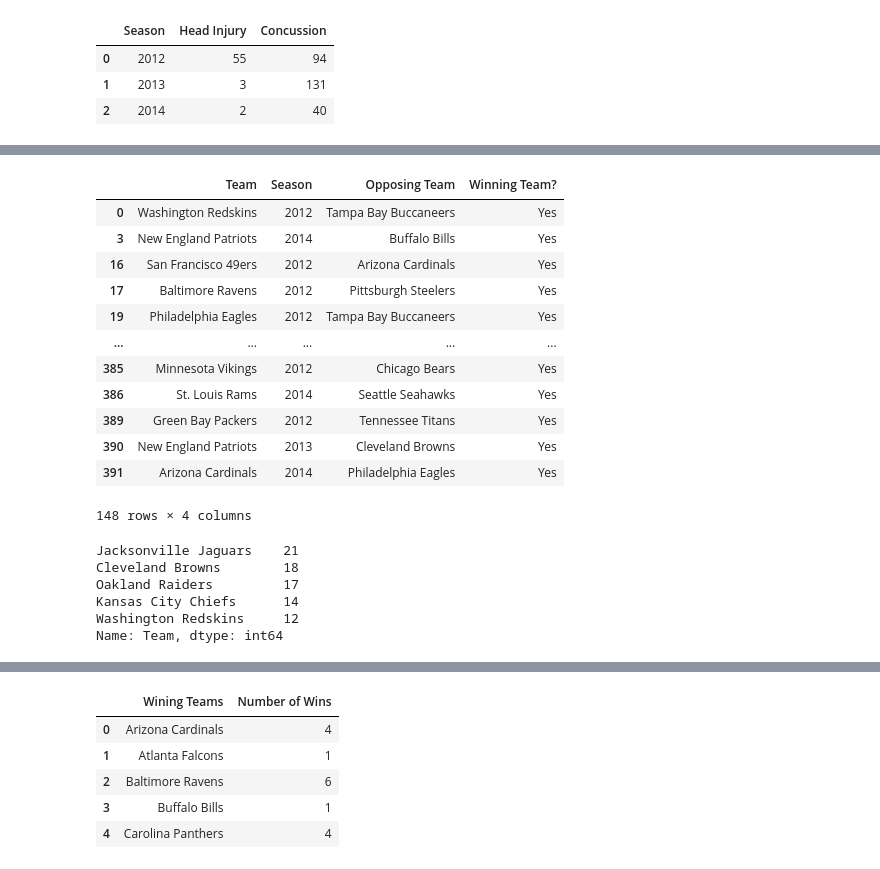
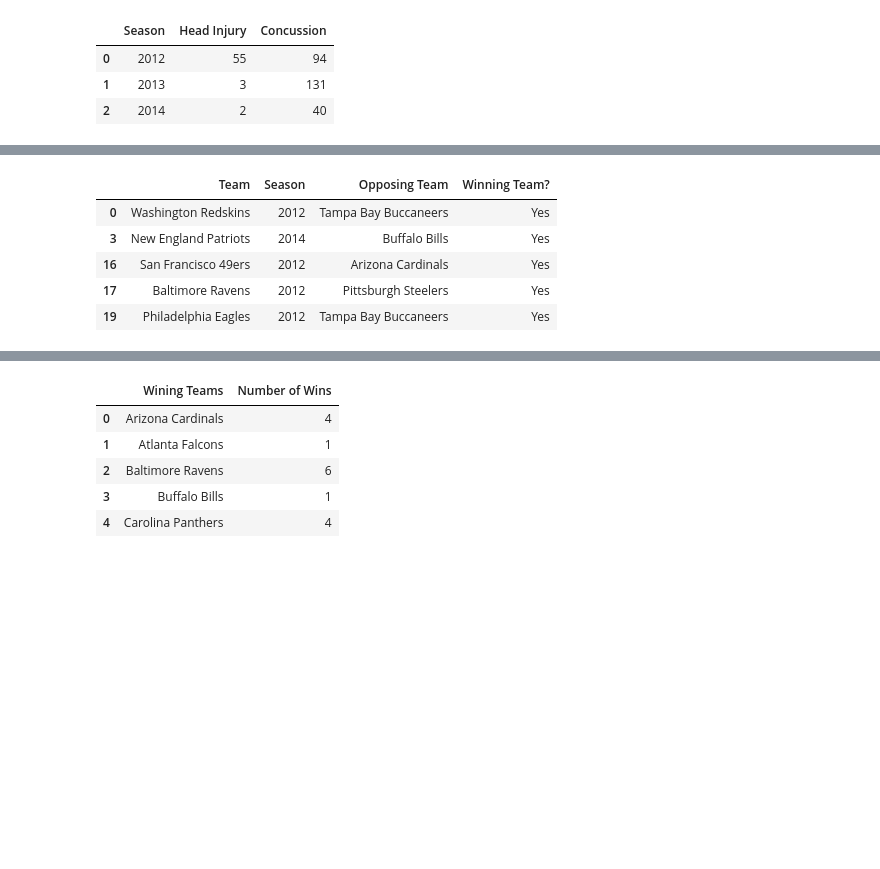
Before and after one commit to DunieCarrasco/nfl_concussion_analysis, a Jupyter notebook: win_lose_visualization.ipynb, the cells around one changed output, grey strips where cells are left out. Saved outputs shown, nothing was run; the diff lists cells and outputs as text; code cells hidden in the pictures; blank space fills up the shorter version.

```diff
--- a/win_lose_visualization.ipynb
+++ b/win_lose_visualization.ipynb
@@ -294,27 +251,10 @@ team_success_concussion
 # %%
 wining_teams = team_success_concussion.loc[team_success_concussion["Winning Team?"] == "Yes"]
-wining_teams
+wining_teams.head()
 # %% [output]
 |  | Team | Season | Opposing Team | Winning Team? |
 | 0 | Washington Redskins | 2012 | Tampa Bay Buccaneers | Yes |
 | 3 | New England Patriots | 2014 | Buffalo Bills | Yes |
 | 16 | San Francisco 49ers | 2012 | Arizona Cardinals | Yes |
 | 17 | Baltimore Ravens | 2012 | Pittsburgh Steelers | Yes |
 | 19 | Philadelphia Eagles | 2012 | Tampa Bay Buccaneers | Yes |
-| ... | ... | ... | ... | ... |
-| 385 | Minnesota Vikings | 2012 | Chicago Bears | Yes |
-| 386 | St. Louis Rams | 2014 | Seattle Seahawks | Yes |
-| 389 | Green Bay Packers | 2012 | Tennessee Titans | Yes |
-| 390 | New England Patriots | 2013 | Cleveland Browns | Yes |
-| 391 | Arizona Cardinals | 2014 | Philadelphia Eagles | Yes |
-148 rows × 4 columns
-# %%
-concussion_count = team_success_concussion['Team'].value_counts()
-concussion_count.head()
-# %% [output]
-Jacksonville Jaguars    21
-Cleveland Browns        18
-Oakland Raiders         17
-Kansas City Chiefs      14
-Washington Redskins     12
-Name: Team, dtype: int64
```
Also changed, not shown: parts of 32 cells of this notebook, 5 other files.
